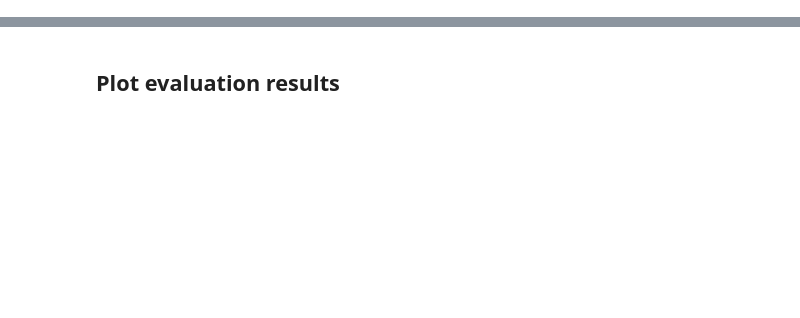
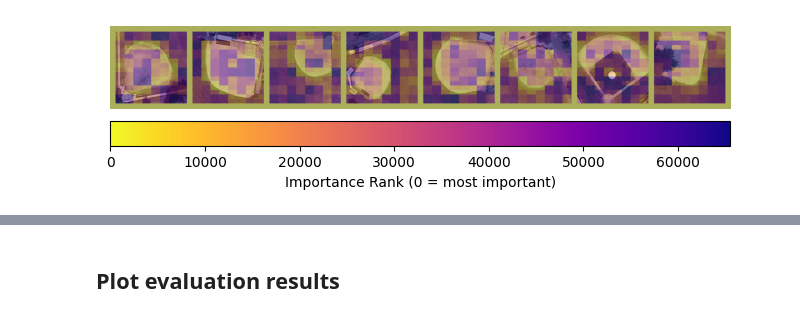
Before and after one commit to tameTNT/evaluating-xai-remote-sensing, a Jupyter notebook: notebooks/evaluation_results.ipynb, the cells around one changed output, grey strips where cells are left out. Cells and saved outputs as stored; diff of their text form; code cells hidden in the pictures; blank space fills up the shorter version.

```diff
--- a/notebooks/evaluation_results.ipynb
+++ b/notebooks/evaluation_results.ipynb
@@ -54,0 +75,4 @@ for s in stores:
+# %%
+helpers.plotting.visualise_importance(base_exp.input.numpy(force=True), base_exp.ranked_explanation, alpha=0.4, with_colorbar=True)
+# %% [output]
+[figure, added]
```
Also changed, not shown: parts of 14 cells of this notebook.
